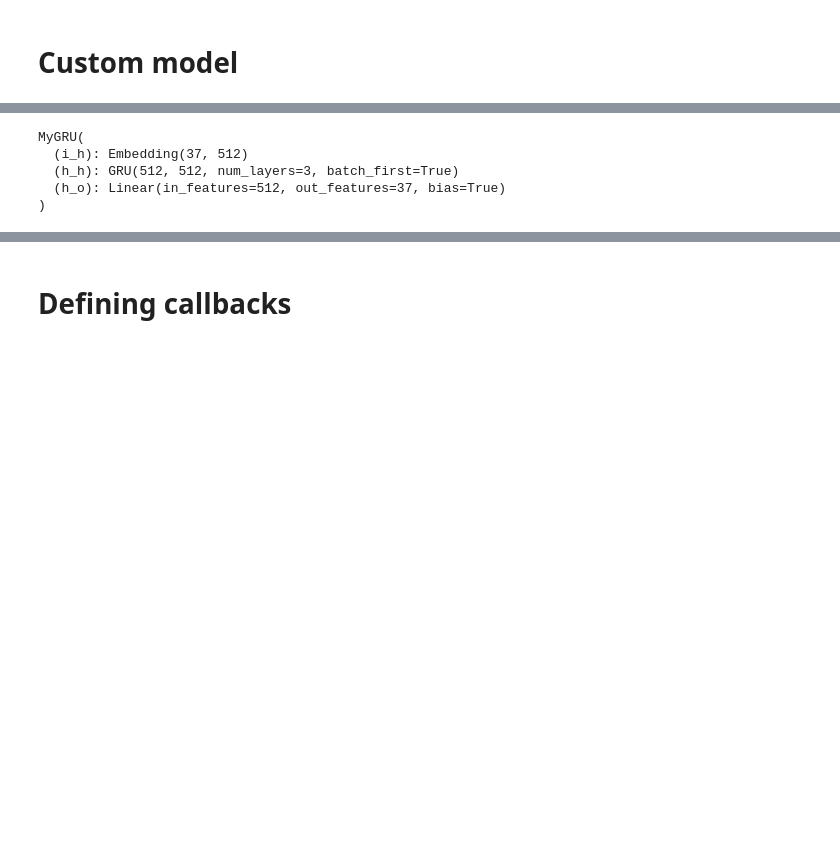
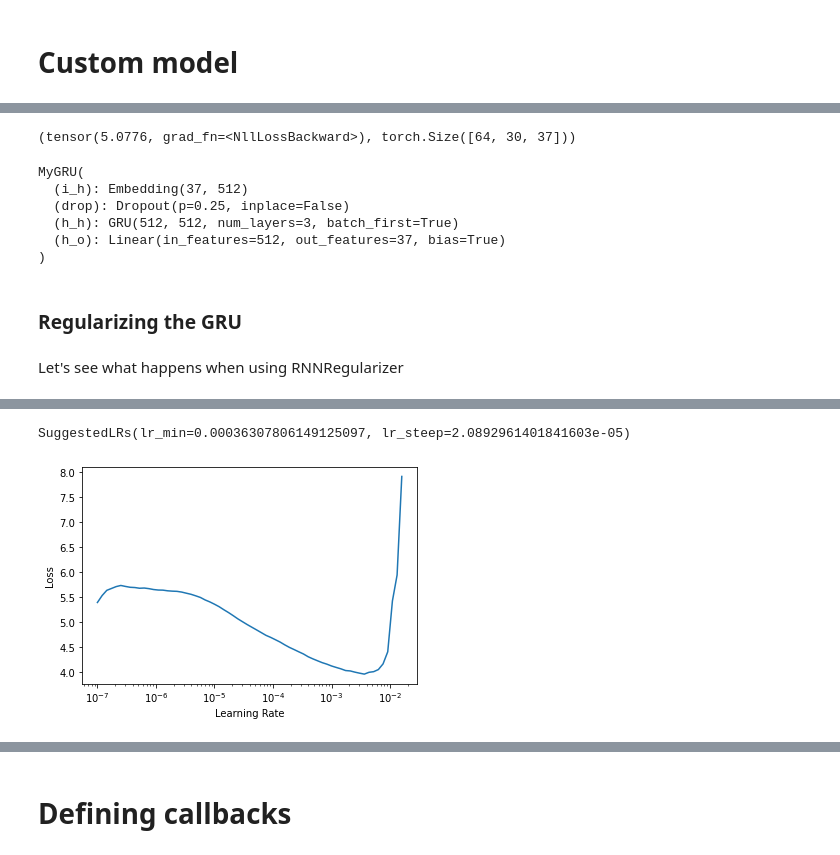
Before and after one commit to Marcosuff/Marcosuff.github.io, a Jupyter notebook: fastaiv2_works/SMILES_LSTM_fastaiv2.ipynb, the cells around one changed output, grey strips where cells are left out. Drawn from its saved outputs; the diff is of its cells as text; code cells hidden in the pictures; blank space fills up the shorter version.

```diff
--- a/fastaiv2_works/SMILES_LSTM_fastaiv2.ipynb
+++ b/fastaiv2_works/SMILES_LSTM_fastaiv2.ipynb
@@ -400,3 +450,8 @@ learn.fit(5,1e-3)
+# %%
+loss_func = CrossEntropyLossFlat()
+loss_func(o,yb),o.shape
+# %% [output]
+(tensor(5.0776, grad_fn=<NllLossBackward>), torch.Size([64, 30, 37]))
 # %%
 bs = 64
 hs = 512
@@ -409,26 +464,41 @@ class MyGRU(Module):
 
     self.h = torch.zeros(self.n_layers, self.bs, self.hidden_size)
     self.i_h = nn.Embedding(self.vocab_size, self.hidden_size)
+    self.drop = nn.Dropout(0.25)
     self.h_h = nn.GRU(self.hidden_size, self.hidden_size, num_layers=3, batch_first=True)
     self.h_o = nn.Linear(self.hidden_size, self.vocab_size)
+    self.h_o.weight = self.i_h.weight # Weight tying
 
   def forward(self, x):
     i_h = self.i_h(x)
 
-    out, h = self.h_h(i_h, self.h)
+    raw, h = self.h_h(i_h, self.h)
+    out = self.drop(raw)
 
     self.h = h.detach()
     res = self.h_o(out)
-    return res
+    return res, raw, out
 
   def reset(self):
     self.h.zero_()
 
-mygru = MyGRU(vocab_size=vocab_size,hidden_size=hs,n_layers=nlayers,bs=bs)
+mygru = MyGRU(vs=vocab_size,hs=hs,nl=nlayers,bs=bs)
 mygru
 # %% [output]
 MyGRU(
   (i_h): Embedding(37, 512)
+  (drop): Dropout(p=0.25, inplace=False)
   (h_h): GRU(512, 512, num_layers=3, batch_first=True)
   (h_o): Linear(in_features=512, out_features=37, bias=True)
 )
+# %% [markdown]
+### Regularizing the GRU
+# %% [markdown]
+Let's see what happens when using RNNRegularizer
+# %%
+learn = Learner(dls,mygru,
+                loss_func=CrossEntropyLossFlat(),
+                metrics=accuracy, cbs=[ModelResetter, RNNRegularizer(alpha=0.5,beta=1)])
+# %%
+learn.lr_find()
+# %% [output]
@@ -434,0 +506,2 @@ MyGRU(
+SuggestedLRs(lr_min=0.00036307806149125097, lr_steep=2.0892961401841603e-05)
+[figure, added]
```
Also changed, not shown: parts of 17 cells of this notebook.
